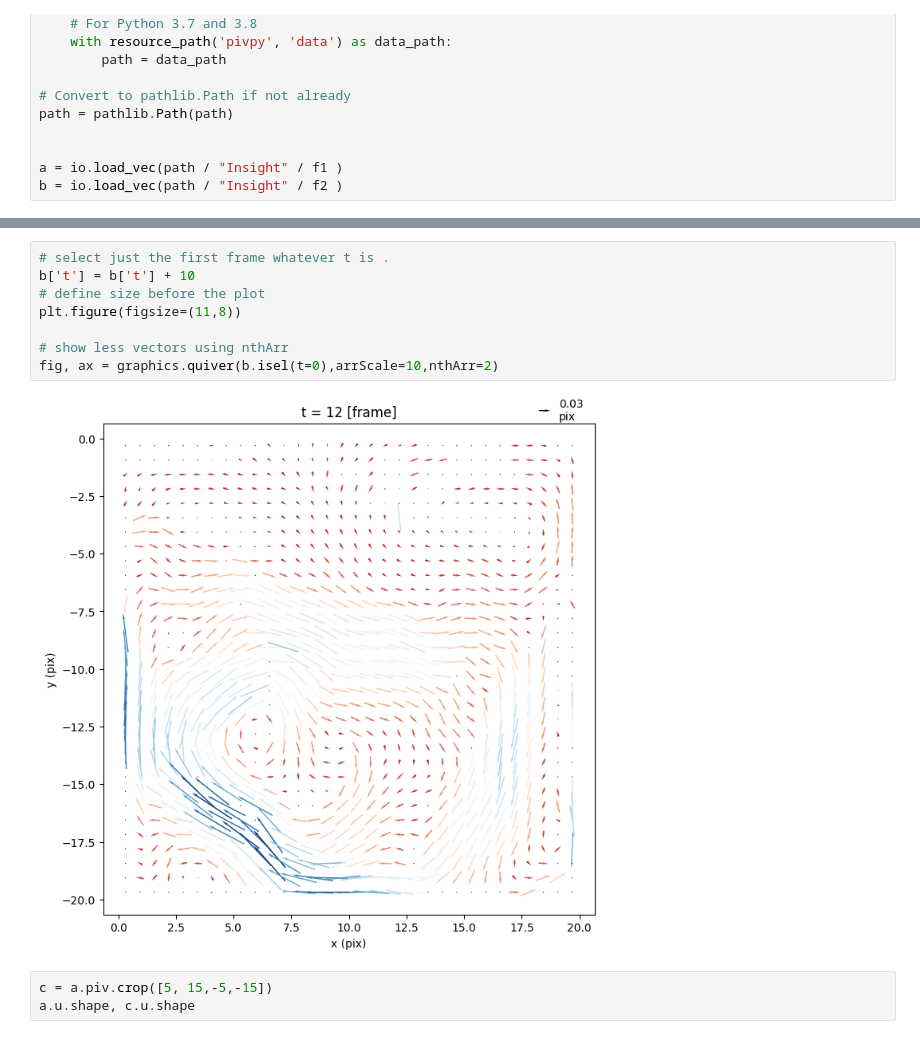
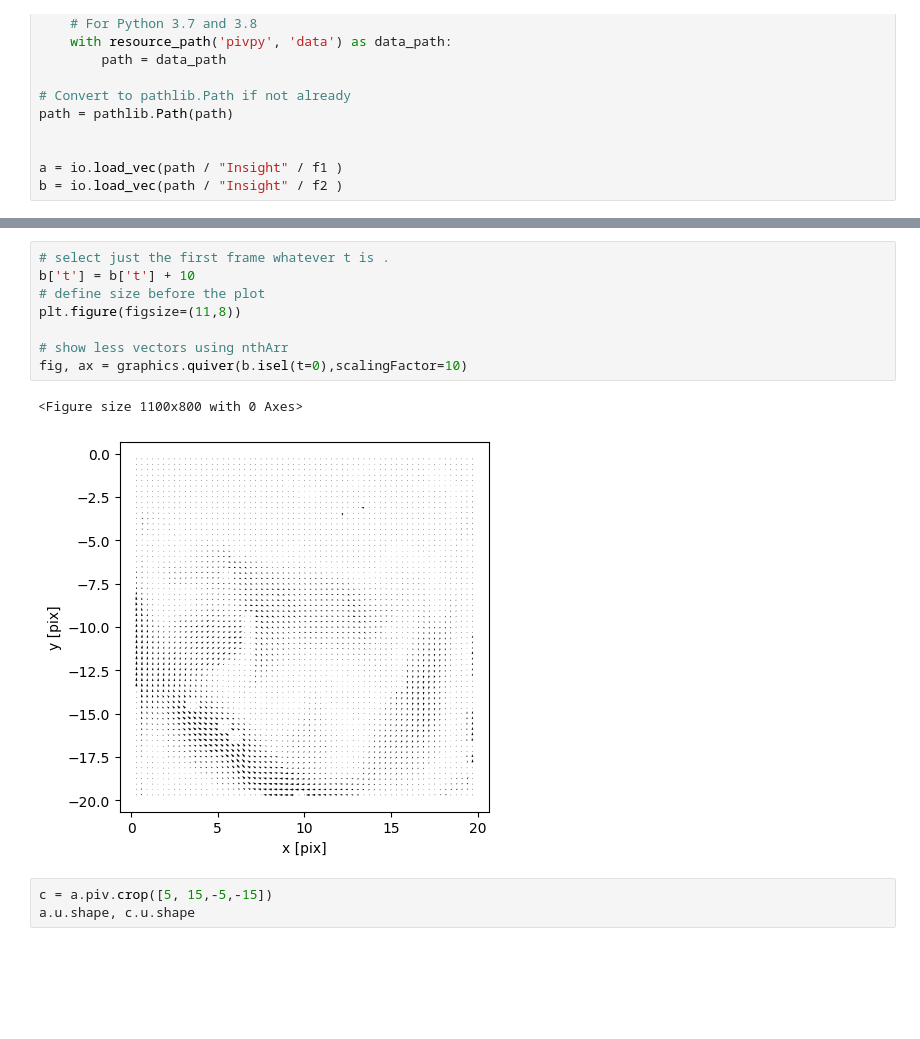
Before and after one commit to alexlib/pivpy, a Jupyter notebook: examples/notebooks/example_methods.ipynb, the cells around one changed output, grey strips where cells are left out. Saved outputs shown, nothing was run; the diff lists cells and outputs as text; blank space fills up the shorter version.

Commit message:
Update notebooks and IO/graphics compatibility

```diff
--- a/examples/notebooks/example_methods.ipynb
+++ b/examples/notebooks/example_methods.ipynb
@@ -44,13 +113,14 @@ fig.set_size_inches(11,8)
 # %%
 # select just the first frame whatever t is .
 b['t'] = b['t'] + 10
 # define size before the plot
 plt.figure(figsize=(11,8))
 
 # show less vectors using nthArr
-fig, ax = graphics.quiver(b.isel(t=0),arrScale=10,nthArr=2)
+fig, ax = graphics.quiver(b.isel(t=0),scalingFactor=10)
 # %% [output]
+<Figure size 1100x800 with 0 Axes>
-[figure, old version]
+[figure, new version]
 # %%
 c = a.piv.crop([5, 15,-5,-15])
 a.u.shape, c.u.shape
```
Also changed, not shown: parts of 9 cells of this notebook, 19 other files.
